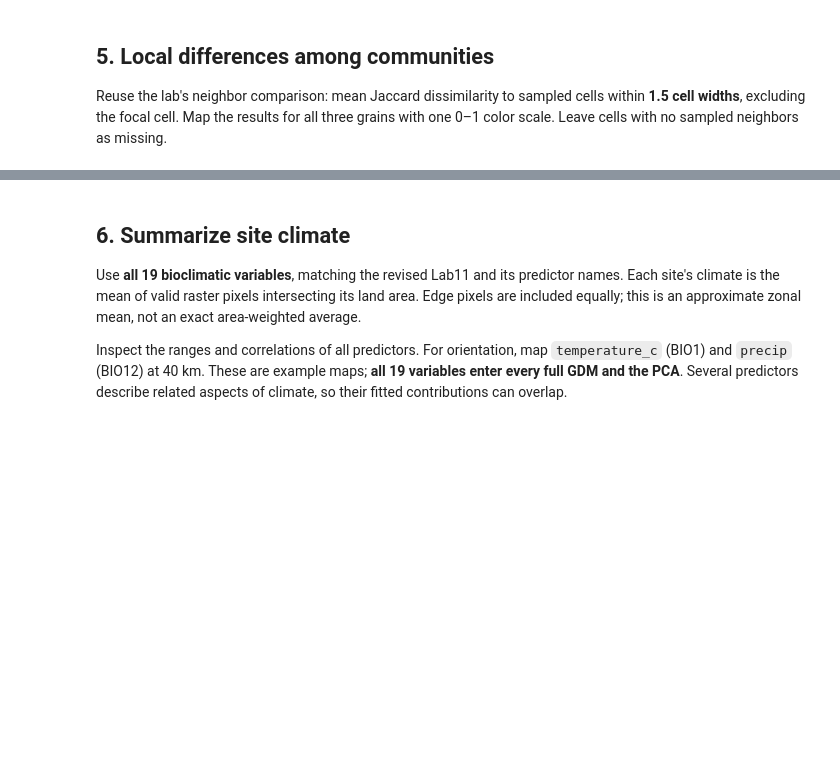
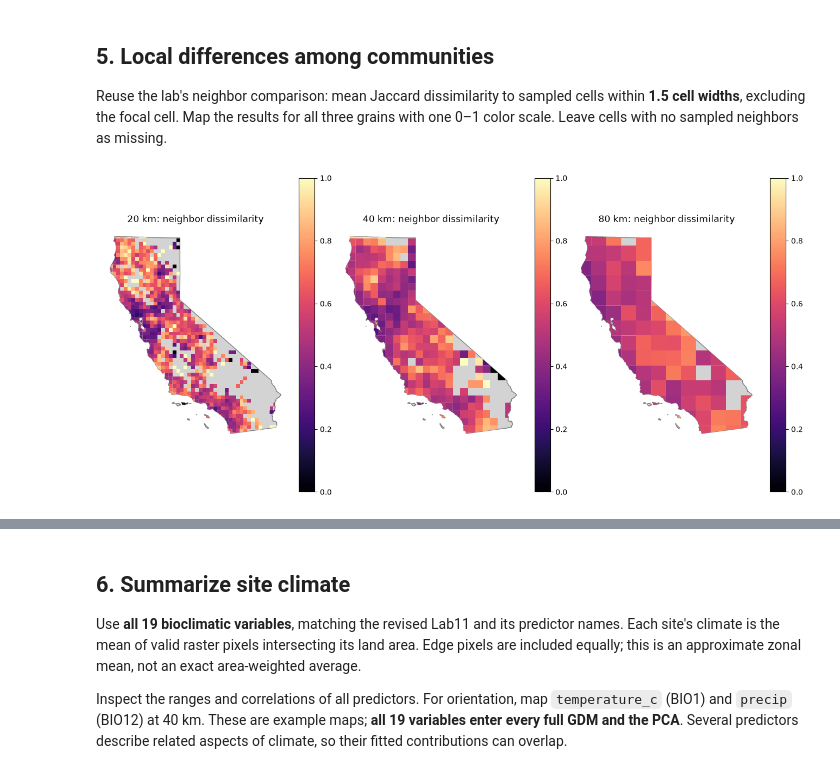
Before and after one commit to elizadstein/BIO597-SpatialBiodiversity, a Jupyter notebook: docs/assignments/Assignment-11-SpatialCommunityComposition.ipynb, the cells around one changed output, grey strips where cells are left out. Cells and saved outputs as stored; diff of their text form; code cells hidden in the pictures; blank space fills up the shorter version.

```diff
--- a/docs/assignments/Assignment-11-SpatialCommunityComposition.ipynb
+++ b/docs/assignments/Assignment-11-SpatialCommunityComposition.ipynb
@@ -200,5 +355,31 @@ all three grains with one 0–1 color scale. Leave cells with no sampled neighbo
 as missing.
 # %%
 # Use squareform on each grain's distance and dissimilarity vectors.
+for grain in GRAINS:
+    sites = sites_by_grain[grain]
+    pairs = pairs_by_grain[grain]
+    distances = squareform(pairs.distance_km.to_numpy())
+    dissimilarities = squareform(pairs.jaccard.to_numpy())
+    local_difference = []
+
 # Calculate neighbor_dissimilarity for each sampled cell.
+    for i in range(len(sites)):
+        neighbors = (distances[i] > 0) & (distances[i] <= 1.5 * grain)
+        if neighbors.any():
+            local_difference.append(dissimilarities[i, neighbors].mean())
+        else:
+            local_difference.append(np.nan)
+    sites["neighbor_dissimilarity"] = local_difference
+
 # Map and save the three results.
+fig, axes = plt.subplots(1, 3, figsize=(13, 6), layout="constrained")
+for ax, grain in zip(axes, GRAINS):
+    california.plot(ax=ax, color="lightgray", edgecolor="gray")
+    sites_by_grain[grain].plot(ax=ax, column="neighbor_dissimilarity", cmap="magma",
+                              vmin=0, vmax=1, legend=True)
+    ax.set_title(f"{grain} km: neighbor dissimilarity")
+    ax.set_axis_off()
+fig.savefig(OUTPUT / "neighbor_dissimilarity_by_grain.png", dpi=150)
+plt.show()
+# %% [output]
+[figure, added]
```
Also changed, not shown: parts of 19 cells of this notebook.
